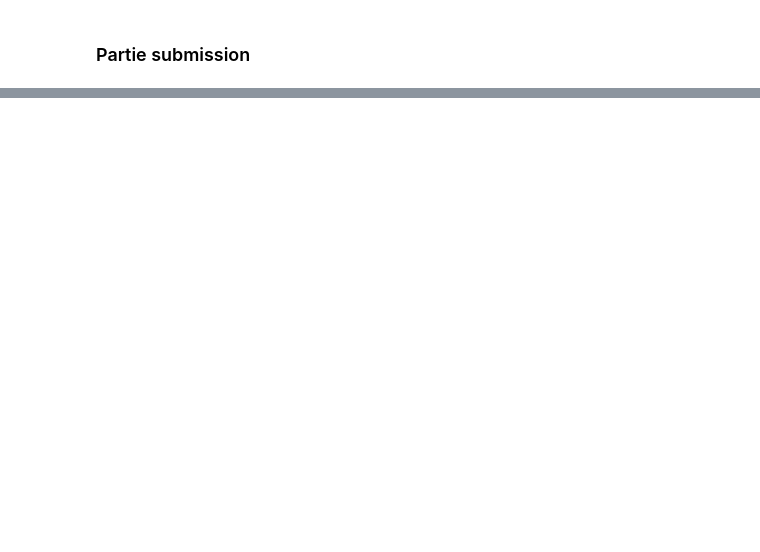
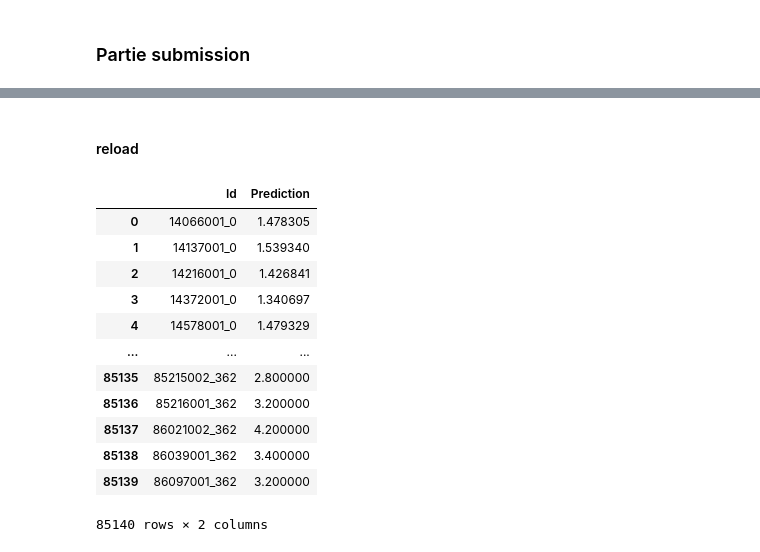
Before and after one commit to acamara2/meteoKaggle, a Jupyter notebook: casia-train-model.ipynb, the cells around one changed output, grey strips where cells are left out. Cells and saved outputs as stored; diff of their text form; code cells hidden in the pictures; blank space fills up the shorter version.

```diff
--- a/casia-train-model.ipynb
+++ b/casia-train-model.ipynb
@@ -507,0 +537,20 @@ df_submit.to_csv('./working/' + "submission.csv",index=False)
+# %% [markdown]
+#### reload
+# %%
+df_submit = pd.read_csv("./working/submission.csv")
+# %%
+df_submit
+# %% [output]
+|  | Id | Prediction |
+| 0 | 14066001_0 | 1.478305 |
+| 1 | 14137001_0 | 1.539340 |
+| 2 | 14216001_0 | 1.426841 |
+| 3 | 14372001_0 | 1.340697 |
+| 4 | 14578001_0 | 1.479329 |
+| ... | ... | ... |
+| 85135 | 85215002_362 | 2.800000 |
+| 85136 | 85216001_362 | 3.200000 |
+| 85137 | 86021002_362 | 4.200000 |
+| 85138 | 86039001_362 | 3.400000 |
+| 85139 | 86097001_362 | 3.200000 |
+85140 rows × 2 columns
```
Also changed, not shown: parts of 85 cells of this notebook, 5 other files.
